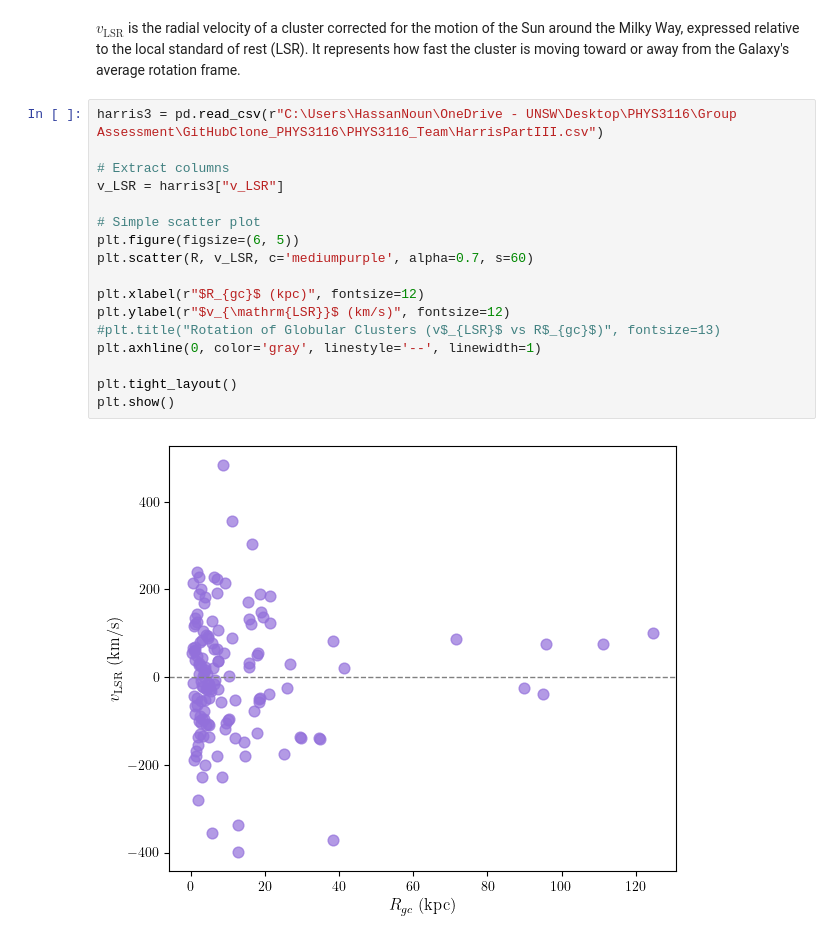
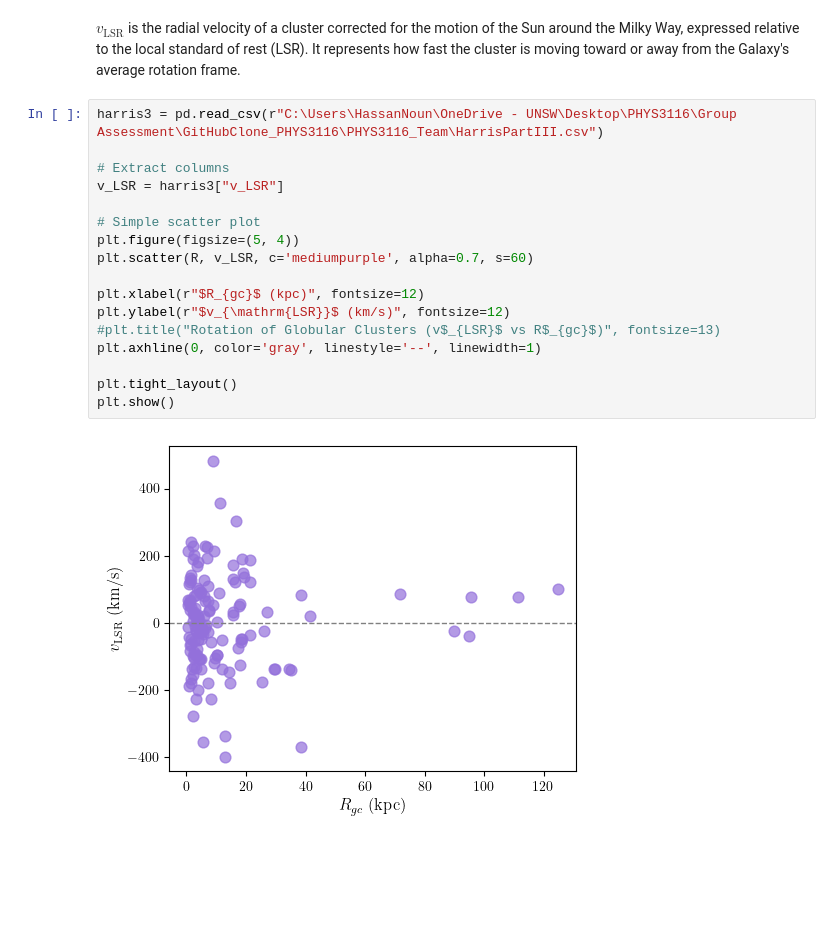
Before and after one commit to sleepdepr1ved/PHYS3116_Team, a Jupyter notebook: PHYS3116_Hassan.ipynb, the cells around one changed output. Drawn from its saved outputs; the diff is of its cells as text; blank space fills up the shorter version.

```diff
--- a/PHYS3116_Hassan.ipynb
+++ b/PHYS3116_Hassan.ipynb
@@ -99,19 +99,19 @@ $v_\text{LSR}$ is the radial velocity of a cluster corrected for the motion of t
 # %%
 harris3 = pd.read_csv(r"C:\Users\HassanNoun\OneDrive - UNSW\Desktop\PHYS3116\Group Assessment\GitHubClone_PHYS3116\PHYS3116_Team\HarrisPartIII.csv")
 
 # Extract columns
 v_LSR = harris3["v_LSR"]
 
 # Simple scatter plot
-plt.figure(figsize=(6, 5))
+plt.figure(figsize=(5, 4))
 plt.scatter(R, v_LSR, c='mediumpurple', alpha=0.7, s=60)
 
 plt.xlabel(r"$R_{gc}$ (kpc)", fontsize=12)
 plt.ylabel(r"$v_{\mathrm{LSR}}$ (km/s)", fontsize=12)
 #plt.title("Rotation of Globular Clusters (v$_{LSR}$ vs R$_{gc}$)", fontsize=13)
 plt.axhline(0, color='gray', linestyle='--', linewidth=1)
 
 plt.tight_layout()
 plt.show()
 # %% [output]
-[figure, old version]
+[figure, new version]
```
Also changed, not shown: parts of 2 cells of this notebook.
